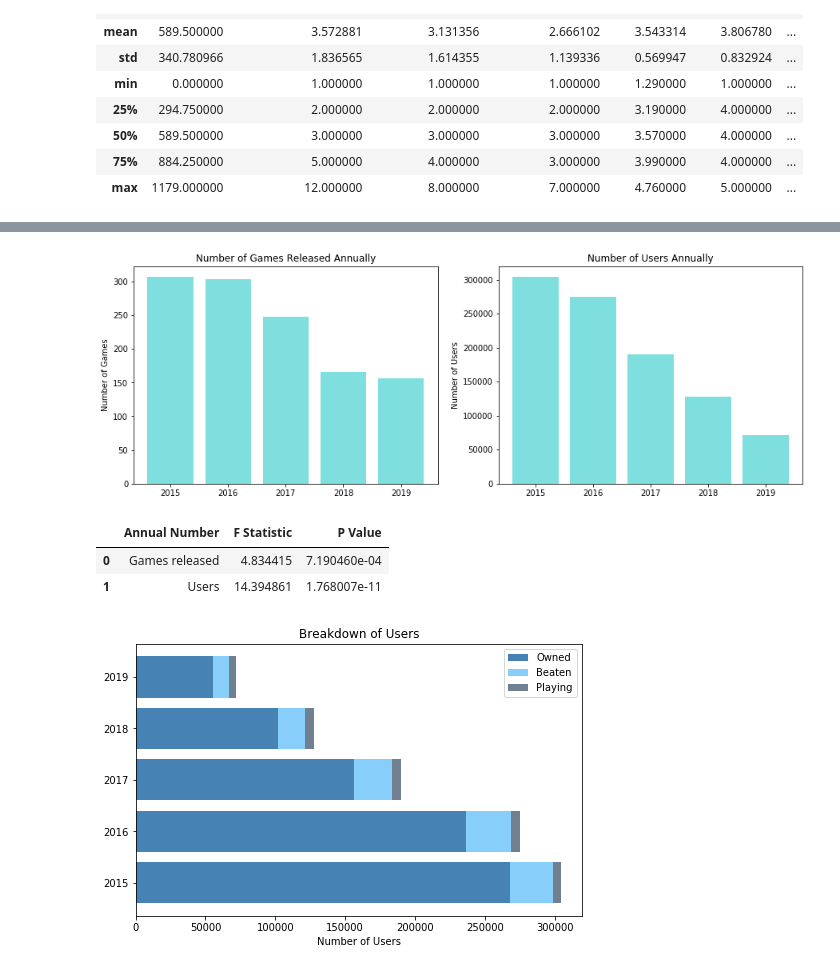
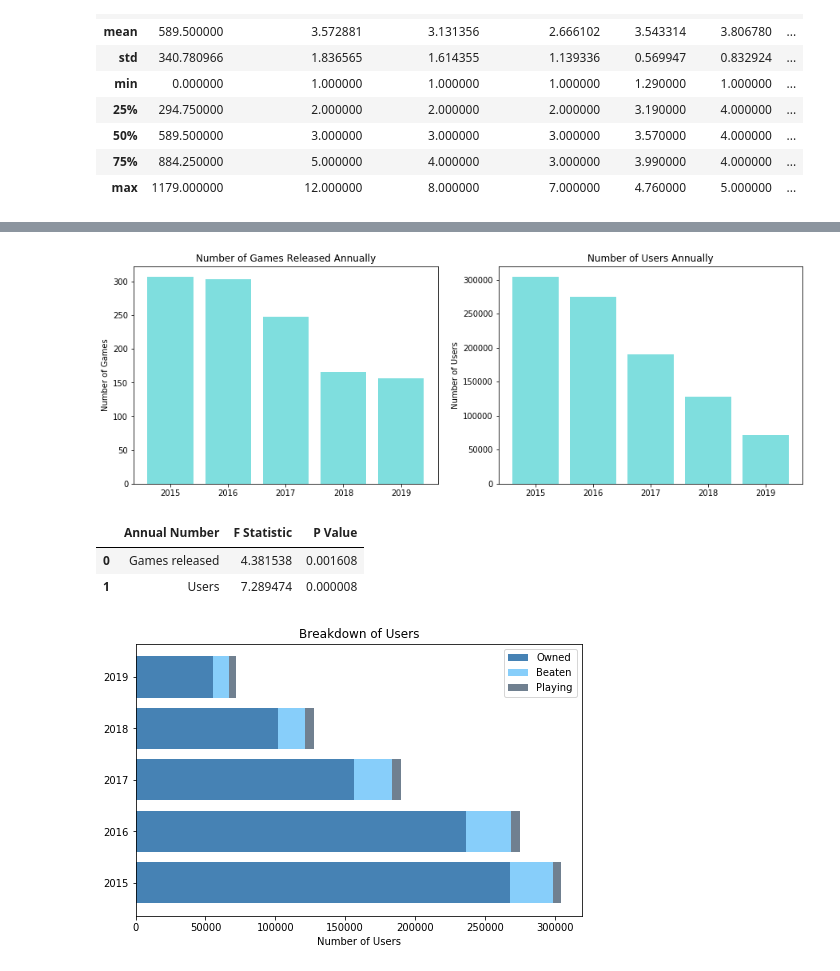
Before and after one commit to Rishi0406/project_1, a Jupyter notebook: analysis.ipynb, the cells around one changed output, grey strips where cells are left out. Drawn from its saved outputs; the diff is of its cells as text; code cells hidden in the pictures.

```diff
--- a/analysis.ipynb
+++ b/analysis.ipynb
@@ -127,45 +127,45 @@ totalgames = axes[0].bar(total.index, total, color='c', alpha=0.5)
 users = games_df.groupby(games_df["year"])["users"].sum()
 
 axes[1].set_title("Number of Users Annually")
 axes[1].set_ylabel("Number of Users")
 
 users = axes[1].bar(users.index, users, color='c', alpha=0.5)
 
 # Assign game count and rating years to variables for ANOVA
 
-group1 = games_df[games_df["year"] == 2015]["game count"]
-group2 = games_df[games_df["year"] == 2016]["game count"]
-group3 = games_df[games_df["year"] == 2017]["game count"]
-group4 = games_df[games_df["year"] == 2018]["game count"]
-group5 = games_df[games_df["year"] == 2019]["game count"]
+group1 = games_df[games_df["year"] == 2015]["month"]
+group2 = games_df[games_df["year"] == 2016]["month"]
+group3 = games_df[games_df["year"] == 2017]["month"]
+group4 = games_df[games_df["year"] == 2018]["month"]
+group5 = games_df[games_df["year"] == 2019]["month"]
 
-group6 = games_df[games_df["year"] == 2015]["rating"]
-group7 = games_df[games_df["year"] == 2016]["rating"]
-group8 = games_df[games_df["year"] == 2017]["rating"]
-group9 = games_df[games_df["year"] == 2018]["rating"]
-group10 = games_df[games_df["year"] == 2019]["rating"]
+group6 = games_df[games_df["year"] == 2015]["users"]
+group7 = games_df[games_df["year"] == 2016]["users"]
+group8 = games_df[games_df["year"] == 2017]["users"]
+group9 = games_df[games_df["year"] == 2018]["users"]
+group10 = games_df[games_df["year"] == 2019]["users"]
 
 
 # Perform the ANOVA
 anova_gc = stats.f_oneway(group1, group2, group3, group4, group5)
 anova_r = stats.f_oneway(group6, group7, group8, group9, group10)
 
 fstats = (anova_gc[0], anova_r[0])
 pstats = (anova_gc[1], anova_r[1])
 counts = ("Games released", "Users")
 
 plt.show()
 
 # Create and show dataframe
 frame = {"Annual Number" : counts,"F Statistic": fstats, "P Value" : pstats}
 summary_df = pd.DataFrame(frame)
 
 summary_df
 # %% [output]
 [figure]
 |  | Annual Number | F Statistic | P Value |
-| 0 | Games released | 4.834415 | 7.190460e-04 |
-| 1 | Users | 14.394861 | 1.768007e-11 |
+| 0 | Games released | 4.381538 | 0.001608 |
+| 1 | Users | 7.289474 | 0.000008 |
 # %%
 fig, ax = plt.subplots(figsize = (8,5))
 years = games_df["year"].unique()
```
Also changed, not shown: 7 other files.
